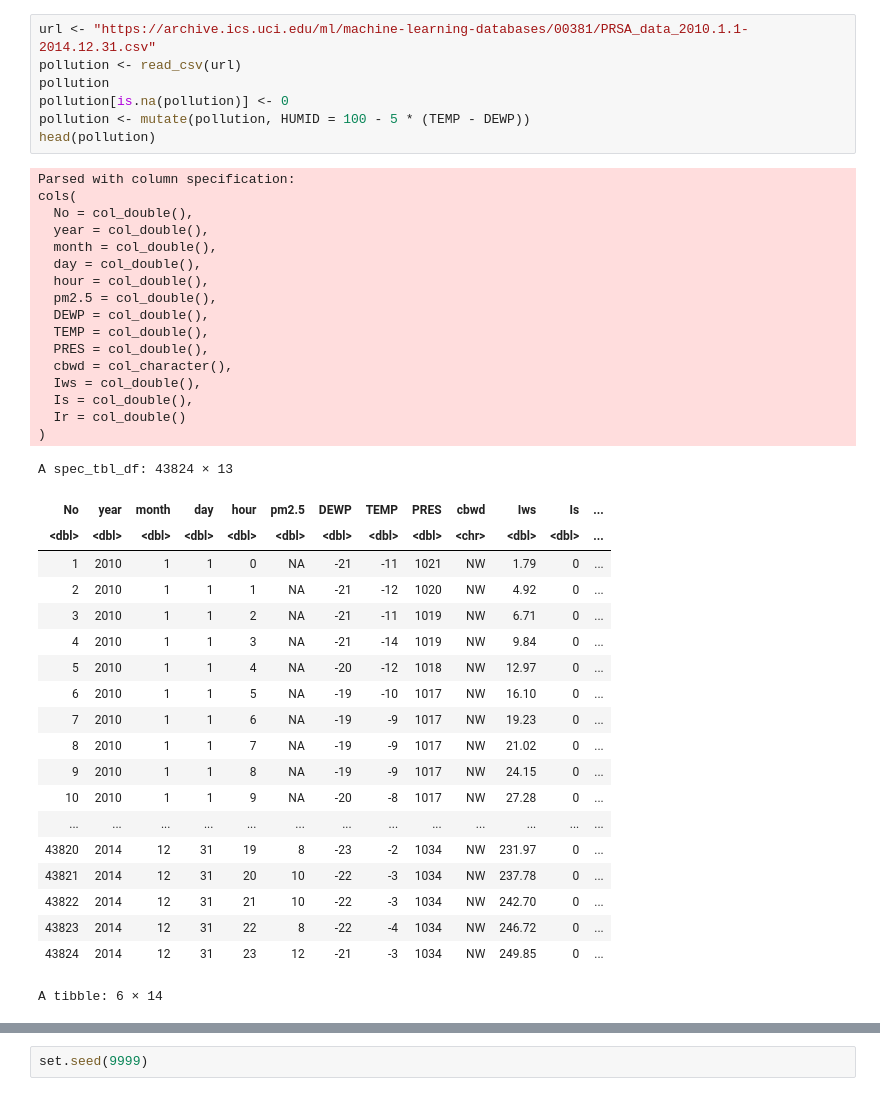
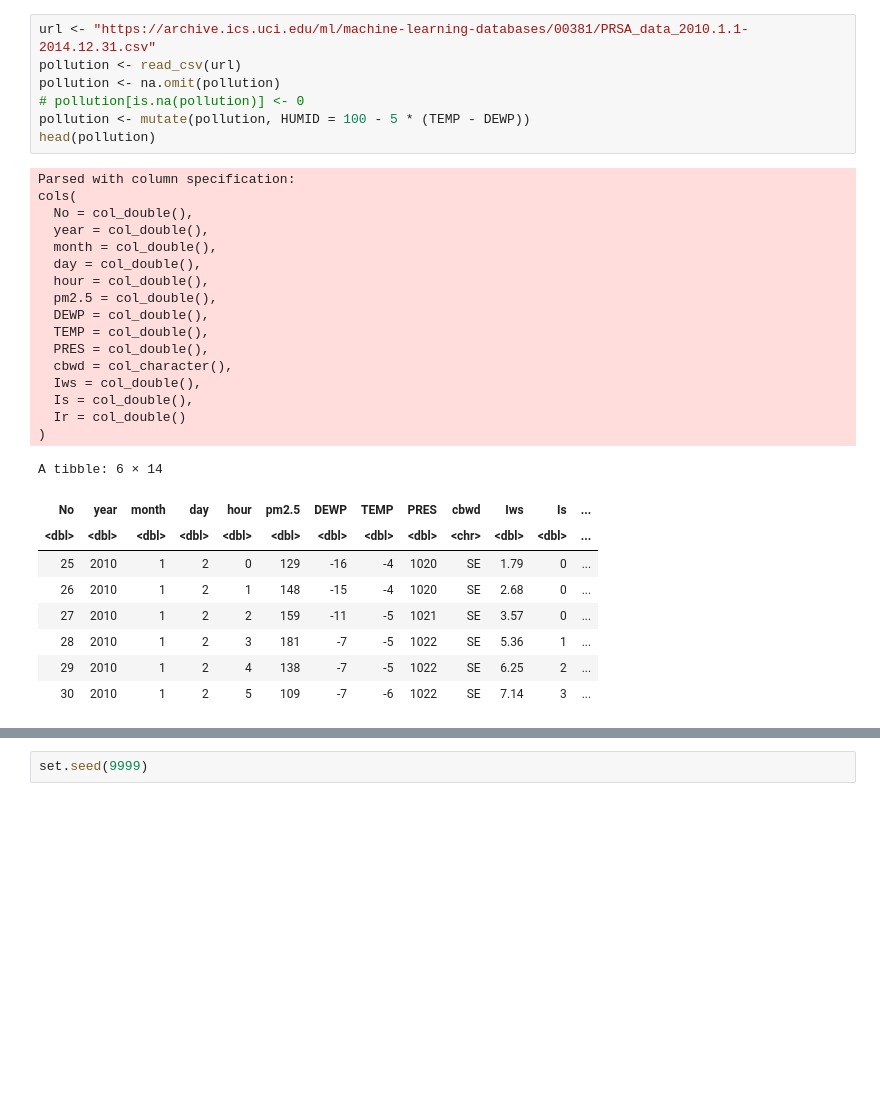
Before and after one commit to Nick-2003/DSCI-100-Group-6-Project, a Jupyter notebook: group_6_project.ipynb, the cells around one changed output, grey strips where cells are left out. Cells and saved outputs as stored; diff of their text form; blank space fills up the shorter version.

```diff
--- a/group_6_project.ipynb
+++ b/group_6_project.ipynb
@@ -28,44 +28,33 @@ Warning message:
 # %%
 url <- "https://archive.ics.uci.edu/ml/machine-learning-databases/00381/PRSA_data_2010.1.1-2014.12.31.csv"
 pollution <- read_csv(url)
-pollution
-pollution[is.na(pollution)] <- 0
+pollution <- na.omit(pollution)
+# pollution[is.na(pollution)] <- 0
 pollution <- mutate(pollution, HUMID = 100 - 5 * (TEMP - DEWP))
 head(pollution)
 # %% [output]
 Parsed with column specification:
 cols(
   No = col_double(),
   year = col_double(),
   month = col_double(),
   day = col_double(),
   hour = col_double(),
   pm2.5 = col_double(),
   DEWP = col_double(),
   TEMP = col_double(),
   PRES = col_double(),
   cbwd = col_character(),
   Iws = col_double(),
   Is = col_double(),
   Ir = col_double()
 )
-A spec_tbl_df: 43824 × 13
+A tibble: 6 × 14
 | No | year | month | day | hour | pm2.5 | DEWP | TEMP | PRES | cbwd | Iws | Is | ... |
 | <dbl> | <dbl> | <dbl> | <dbl> | <dbl> | <dbl> | <dbl> | <dbl> | <dbl> | <chr> | <dbl> | <dbl> | ... |
-| 1 | 2010 | 1 | 1 | 0 | NA | -21 | -11 | 1021 | NW | 1.79 | 0 | ... |
-| 2 | 2010 | 1 | 1 | 1 | NA | -21 | -12 | 1020 | NW | 4.92 | 0 | ... |
-| 3 | 2010 | 1 | 1 | 2 | NA | -21 | -11 | 1019 | NW | 6.71 | 0 | ... |
-| 4 | 2010 | 1 | 1 | 3 | NA | -21 | -14 | 1019 | NW | 9.84 | 0 | ... |
-| 5 | 2010 | 1 | 1 | 4 | NA | -20 | -12 | 1018 | NW | 12.97 | 0 | ... |
-| 6 | 2010 | 1 | 1 | 5 | NA | -19 | -10 | 1017 | NW | 16.10 | 0 | ... |
-| 7 | 2010 | 1 | 1 | 6 | NA | -19 | -9 | 1017 | NW | 19.23 | 0 | ... |
-| 8 | 2010 | 1 | 1 | 7 | NA | -19 | -9 | 1017 | NW | 21.02 | 0 | ... |
-| 9 | 2010 | 1 | 1 | 8 | NA | -19 | -9 | 1017 | NW | 24.15 | 0 | ... |
-| 10 | 2010 | 1 | 1 | 9 | NA | -20 | -8 | 1017 | NW | 27.28 | 0 | ... |
-| ... | ... | ... | ... | ... | ... | ... | ... | ... | ... | ... | ... | ... |
-| 43820 | 2014 | 12 | 31 | 19 | 8 | -23 | -2 | 1034 | NW | 231.97 | 0 | ... |
-| 43821 | 2014 | 12 | 31 | 20 | 10 | -22 | -3 | 1034 | NW | 237.78 | 0 | ... |
-| 43822 | 2014 | 12 | 31 | 21 | 10 | -22 | -3 | 1034 | NW | 242.70 | 0 | ... |
-| 43823 | 2014 | 12 | 31 | 22 | 8 | -22 | -4 | 1034 | NW | 246.72 | 0 | ... |
-| 43824 | 2014 | 12 | 31 | 23 | 12 | -21 | -3 | 1034 | NW | 249.85 | 0 | ... |
+| 25 | 2010 | 1 | 2 | 0 | 129 | -16 | -4 | 1020 | SE | 1.79 | 0 | ... |
+| 26 | 2010 | 1 | 2 | 1 | 148 | -15 | -4 | 1020 | SE | 2.68 | 0 | ... |
+| 27 | 2010 | 1 | 2 | 2 | 159 | -11 | -5 | 1021 | SE | 3.57 | 0 | ... |
+| 28 | 2010 | 1 | 2 | 3 | 181 | -7 | -5 | 1022 | SE | 5.36 | 1 | ... |
+| 29 | 2010 | 1 | 2 | 4 | 138 | -7 | -5 | 1022 | SE | 6.25 | 2 | ... |
+| 30 | 2010 | 1 | 2 | 5 | 109 | -7 | -6 | 1022 | SE | 7.14 | 3 | ... |
-A tibble: 6 × 14
```
Also changed, not shown: parts of 6 cells of this notebook.
